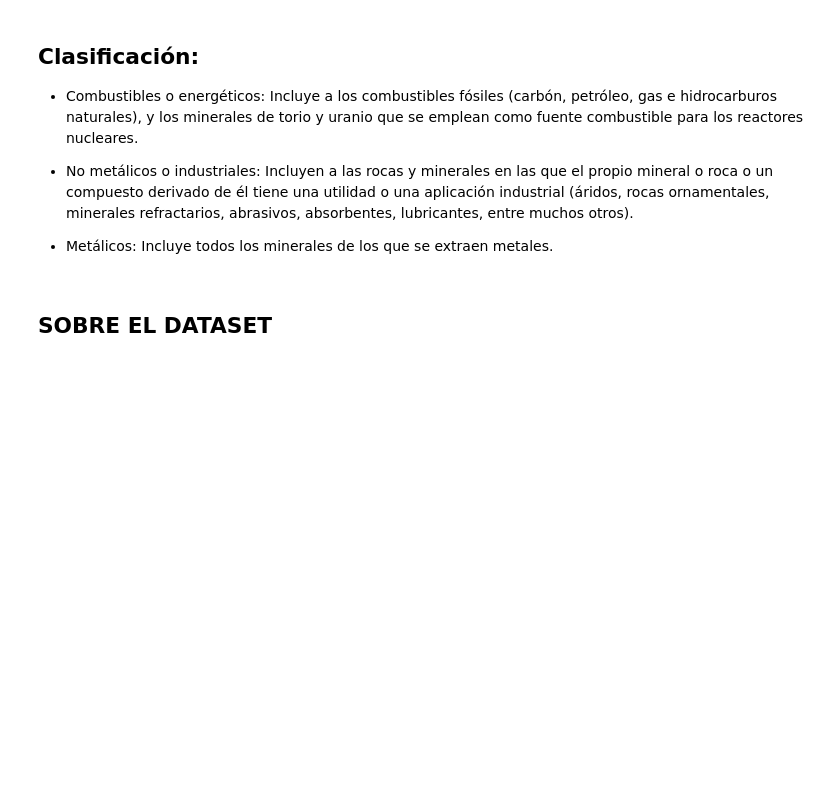
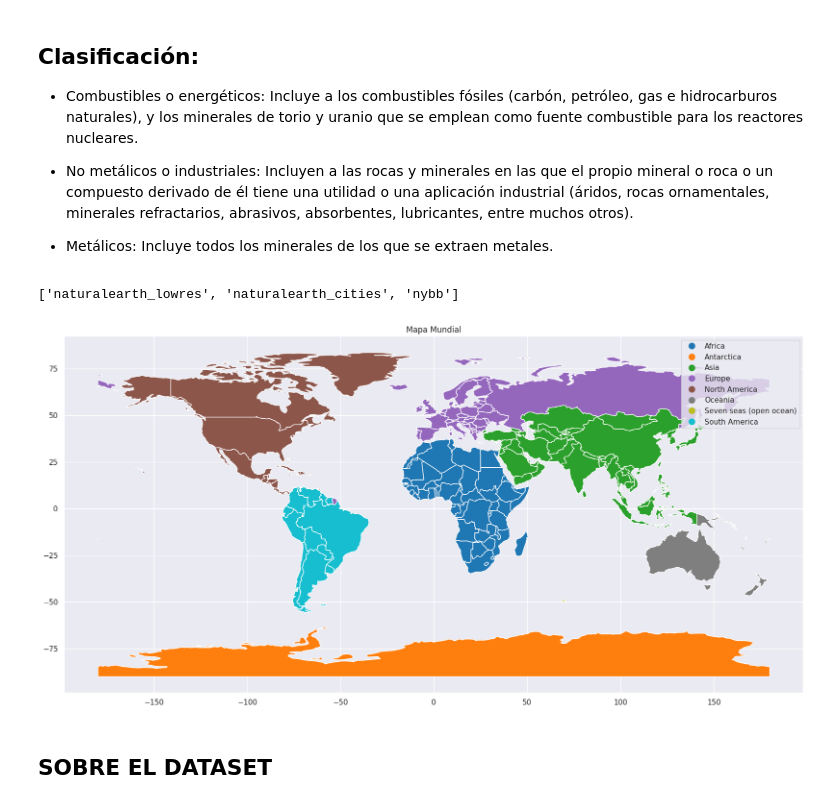
Before and after one commit to FacundoCardozo5/CoderHouse_CH-32845, a Jupyter notebook: notebooks/ProyectoDS_ParteI_Cardozo copy.ipynb, the cells around one changed output. Cells and saved outputs as stored; diff of their text form; code cells hidden in the pictures; blank space fills up the shorter version.

```diff
--- a/notebooks/ProyectoDS_ParteI_Cardozo copy.ipynb
+++ b/notebooks/ProyectoDS_ParteI_Cardozo copy.ipynb
@@ -27,6 +27,21 @@ Un yacimiento mineral es una concentración natural de minerales en la corteza t
 - No metálicos o industriales: Incluyen a las rocas y minerales en las que el propio mineral o roca o un compuesto derivado de él tiene una utilidad o una aplicación industrial (áridos, rocas ornamentales, minerales refractarios, abrasivos, absorbentes, lubricantes, entre muchos otros).
 
 - Metálicos: Incluye todos los minerales de los que se extraen metales.
+# %%
+gpd.datasets.available
+# %% [output]
+['naturalearth_lowres', 'naturalearth_cities', 'nybb']
+# %%
+countries = gpd.read_file(gpd.datasets.get_path('naturalearth_lowres'))
+# %%
+plt.rcParams["figure.figsize"] = 20, 20
+plt.rcParams["legend.loc"]  = 'best'
+# %%
+ax = countries.plot(column="continent", categorical=True, legend=True)
+ax.set_title("Mapa Mundial")
+plt.show()
+# %% [output]
+[figure, added]
 # %% [markdown]
 ## SOBRE EL DATASET
 # %% [markdown]
```
Also changed, not shown: parts of 3 cells of this notebook.
